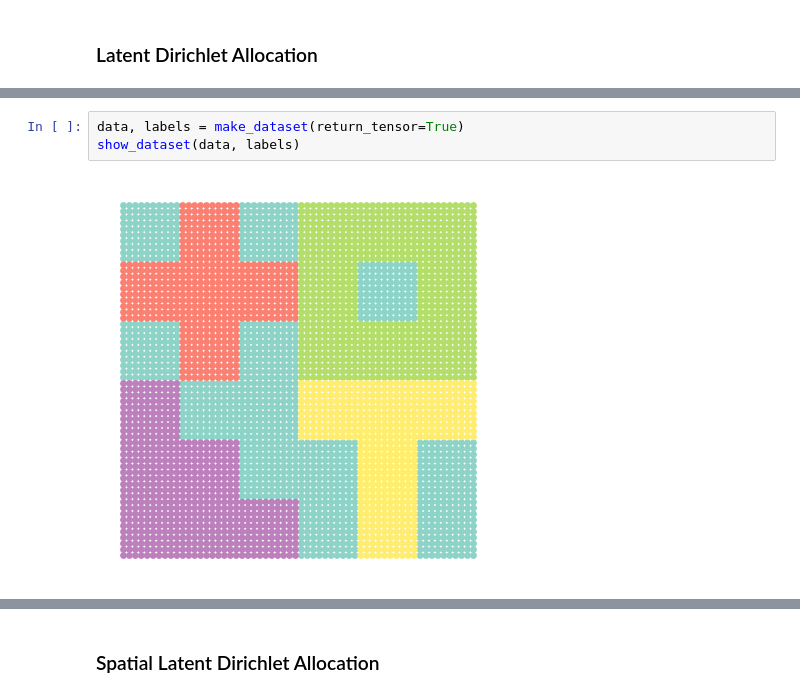
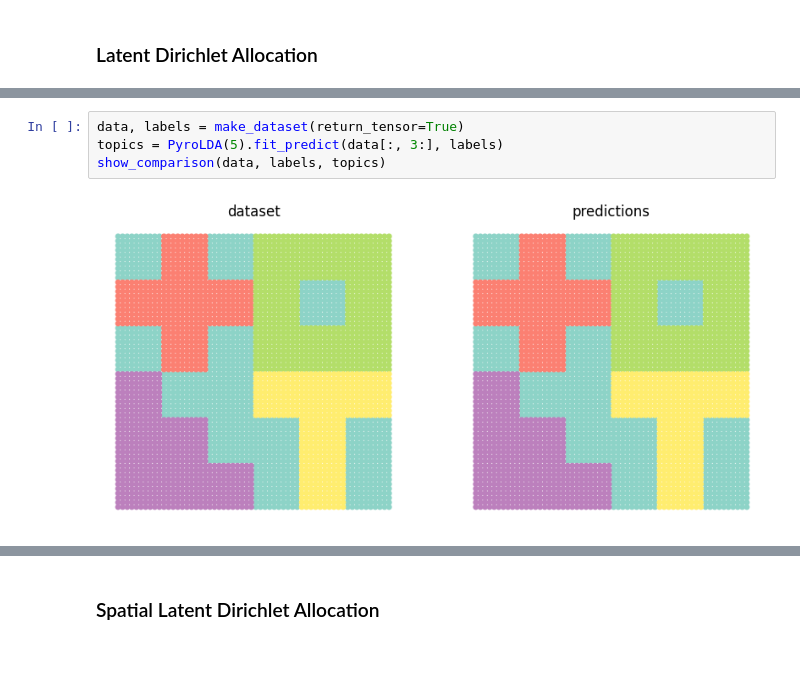
Before and after one commit to craigfouts/asterism, a Jupyter notebook: notebooks/demo.ipynb, the cells around one changed output, grey strips where cells are left out. Saved outputs shown, nothing was run; the diff lists cells and outputs as text; blank space fills up the shorter version.

```diff
--- a/notebooks/demo.ipynb
+++ b/notebooks/demo.ipynb
@@ -13,5 +20,6 @@ from utils import show_dataset
 # %%
 data, labels = make_dataset(return_tensor=True)
-show_dataset(data, labels)
+topics = PyroLDA(5).fit_predict(data[:, 3:], labels)
+show_comparison(data, labels, topics)
 # %% [output]
-[figure, old version]
+[figure, new version]
```
Also changed, not shown: parts of 14 cells of this notebook, 9 other files.
